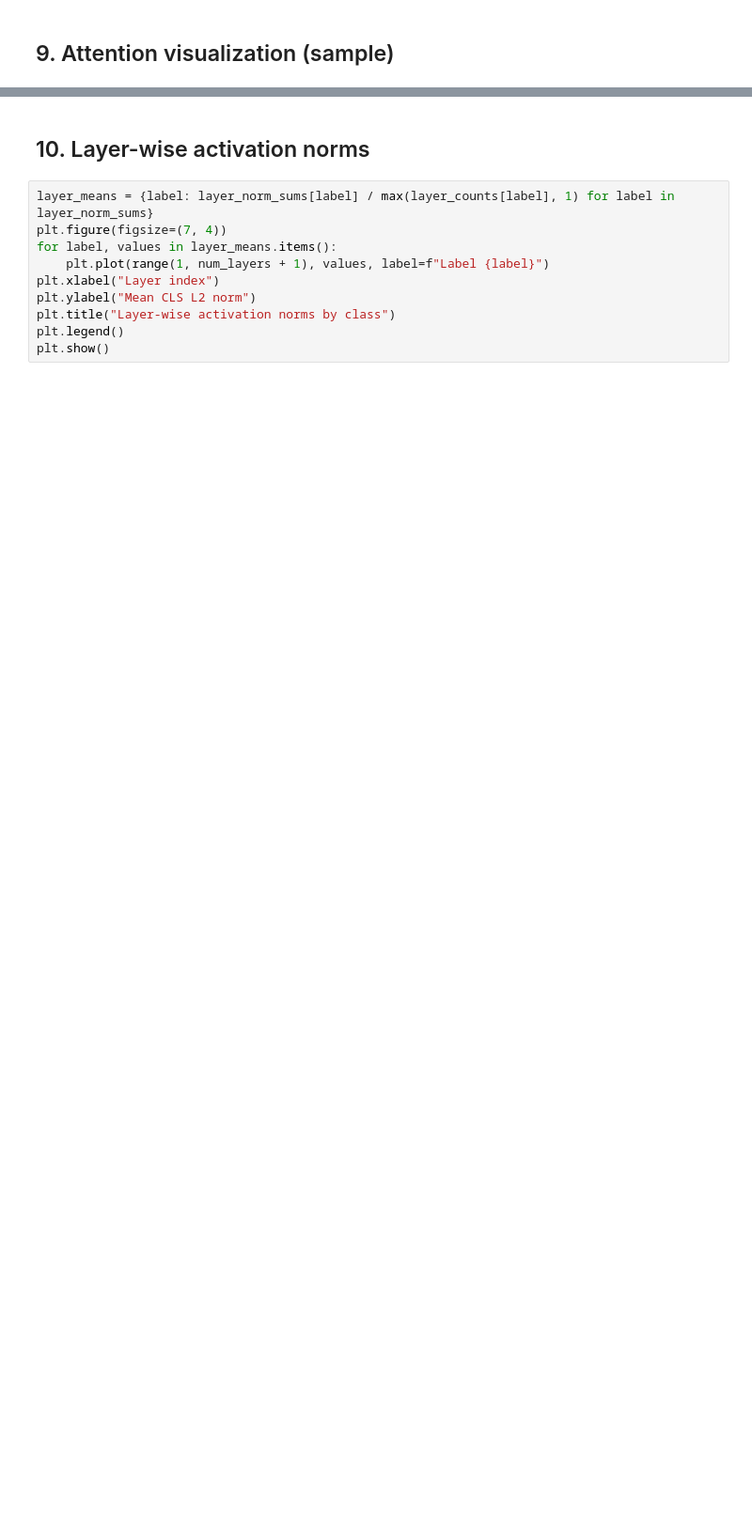
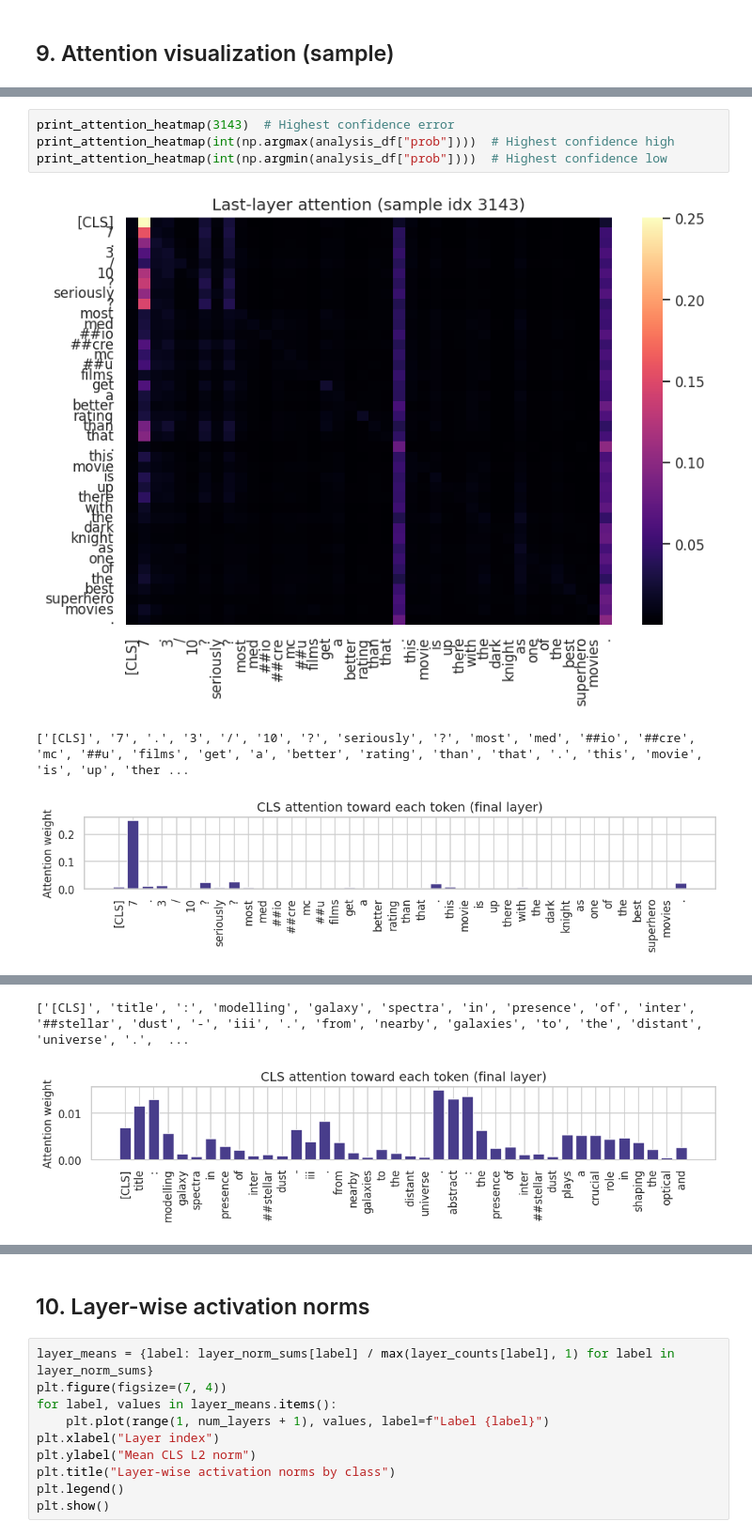
Before and after one commit to HesteBjorn/TDT13_AI_text_prediction, a Jupyter notebook: notebooks/distilbert_analysis.ipynb, the cells around one changed output, grey strips where cells are left out. Shown at 94% size. Cells and saved outputs as stored; diff of their text form; blank space fills up the shorter version.

```diff
--- a/notebooks/distilbert_analysis.ipynb
+++ b/notebooks/distilbert_analysis.ipynb
@@ -383,0 +508,8 @@ DistilBertSdpaAttention is used but `torch.nn.functional.scaled_dot_product_atte
+# %%
+print_attention_heatmap(3143)  # Highest confidence error
+print_attention_heatmap(int(np.argmax(analysis_df["prob"])))  # Highest confidence high
+print_attention_heatmap(int(np.argmin(analysis_df["prob"])))  # Highest confidence low
+# %% [output]
+[figure, added]
+['[CLS]', '7', '.', '3', '/', '10', '?', 'seriously', '?', 'most', 'med', '##io', '##cre', 'mc', '##u', 'films', 'get', 'a', 'better', 'rating', 'than', 'that', '.', 'this', 'movie', 'is', 'up', 'ther ...
+[figure, added]
@@ -383,0 +517,2 @@ DistilBertSdpaAttention is used but `torch.nn.functional.scaled_dot_product_atte
+['[CLS]', 'title', ':', 'modelling', 'galaxy', 'spectra', 'in', 'presence', 'of', 'inter', '##stellar', 'dust', '-', 'iii', '.', 'from', 'nearby', 'galaxies', 'to', 'the', 'distant', 'universe', '.',  ...
+[figure, added]
```
Also changed, not shown: parts of 11 cells of this notebook.
